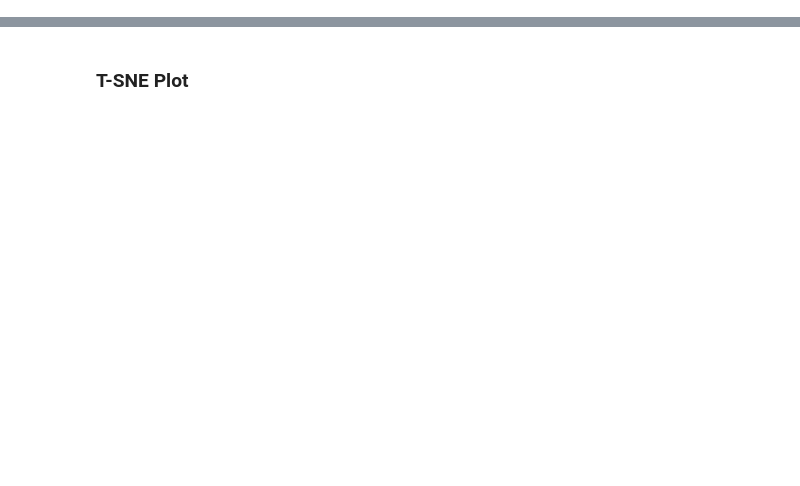
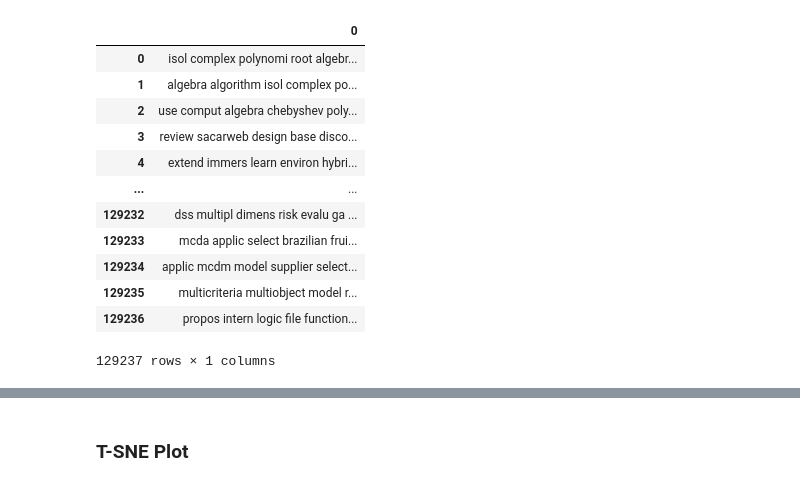
Before and after one commit to ufsj-labPi/cluwords-lattes, a Jupyter notebook: embedding.ipynb, the cells around one changed output, grey strips where cells are left out. Saved outputs shown, nothing was run; the diff lists cells and outputs as text; code cells hidden in the pictures; blank space fills up the shorter version.

```diff
--- a/embedding.ipynb
+++ b/embedding.ipynb
@@ -16,3 +27,17 @@ warnings.filterwarnings('ignore')
 # %%
 input = './data/models/corpus.csv.xz'
-df = pd.read_csv(input, compression='xz')
+df = pd.read_csv(input, header=None, compression='xz')
+# %% [output]
+|  | 0 |
+| 0 | isol complex polynomi root algebr... |
+| 1 | algebra algorithm isol complex po... |
+| 2 | use comput algebra chebyshev poly... |
+| 3 | review sacarweb design base disco... |
+| 4 | extend immers learn environ hybri... |
+| ... | ... |
+| 129232 | dss multipl dimens risk evalu ga ... |
+| 129233 | mcda applic select brazilian frui... |
+| 129234 | applic mcdm model supplier select... |
+| 129235 | multicriteria multiobject model r... |
+| 129236 | propos intern logic file function... |
+129237 rows × 1 columns
```
Also changed, not shown: parts of 13 cells of this notebook, 4 other files.
